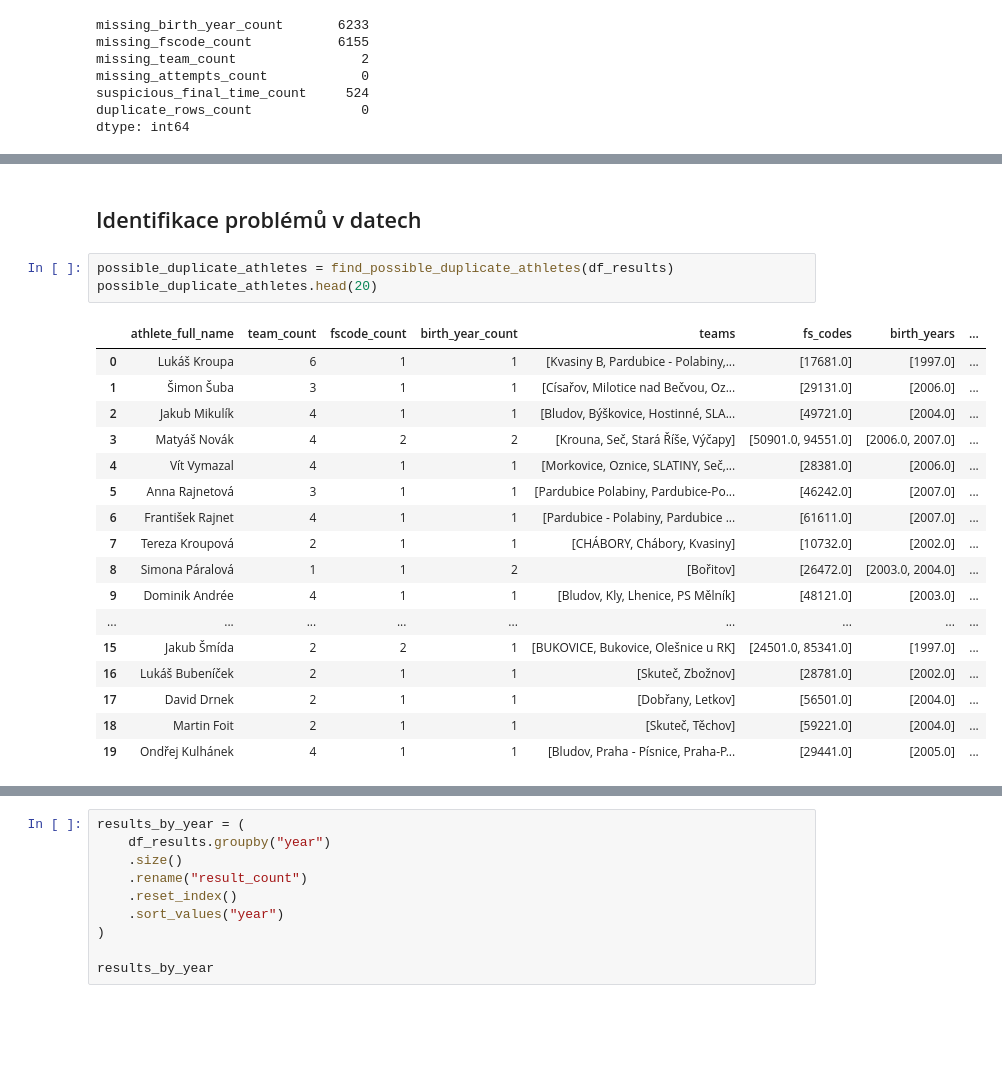
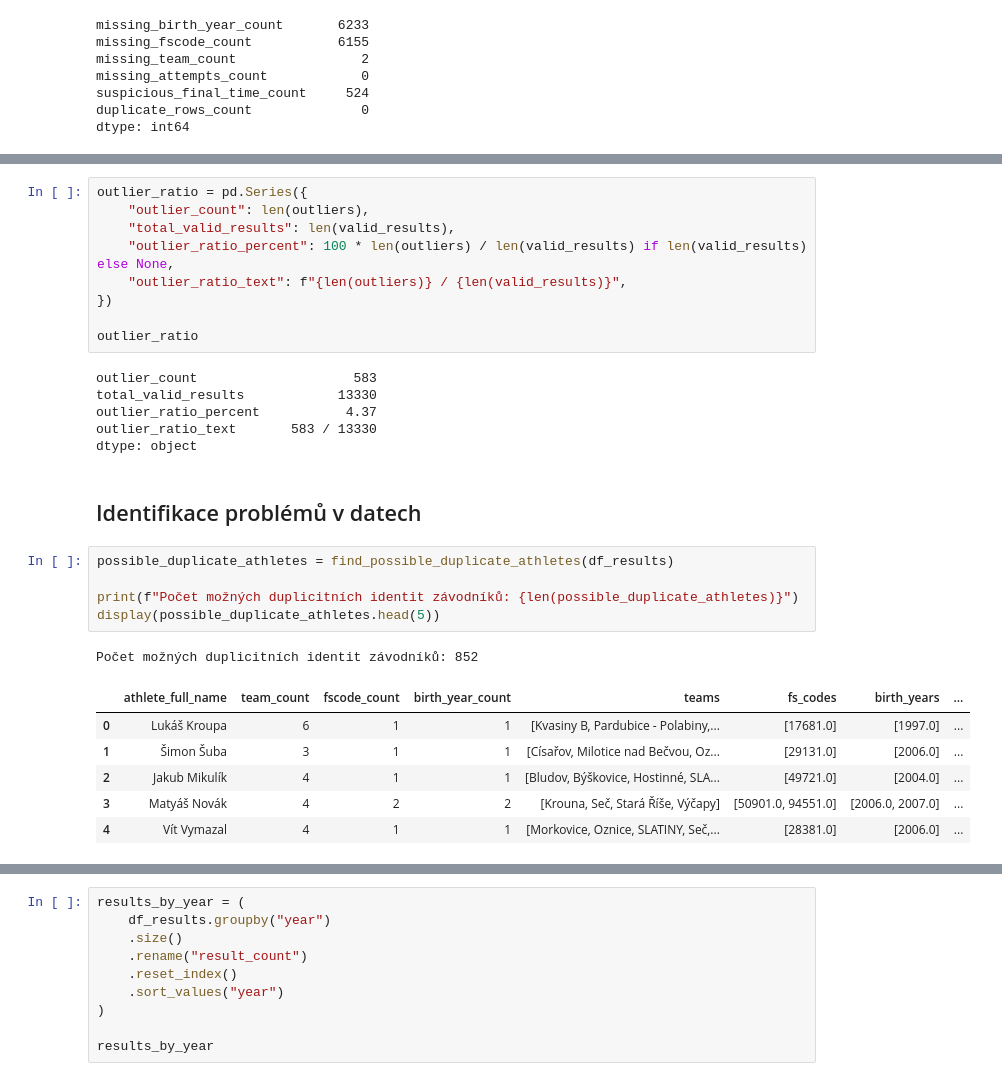
Before and after one commit to adelaleppeltova/firesport-app, a Jupyter notebook: docs/notebooks/eda.ipynb, the cells around one changed output, grey strips where cells are left out. Cells and saved outputs as stored; diff of their text form; blank space fills up the shorter version.

```diff
--- a/docs/notebooks/eda.ipynb
+++ b/docs/notebooks/eda.ipynb
@@ -327,23 +375,30 @@ df_results[[
+# %%
+outlier_ratio = pd.Series({
+    "outlier_count": len(outliers),
+    "total_valid_results": len(valid_results),
+    "outlier_ratio_percent": 100 * len(outliers) / len(valid_results) if len(valid_results) else None,
+    "outlier_ratio_text": f"{len(outliers)} / {len(valid_results)}",
+})
+
+outlier_ratio
+# %% [output]
+outlier_count                    583
+total_valid_results            13330
+outlier_ratio_percent           4.37
+outlier_ratio_text       583 / 13330
+dtype: object
 # %% [markdown]
 ## Identifikace problémů v datech
 # %%
 possible_duplicate_athletes = find_possible_duplicate_athletes(df_results)
-possible_duplicate_athletes.head(20)
+
+print(f"Počet možných duplicitních identit závodníků: {len(possible_duplicate_athletes)}")
+display(possible_duplicate_athletes.head(5))
 # %% [output]
+Počet možných duplicitních identit závodníků: 852
 |  | athlete_full_name | team_count | fscode_count | birth_year_count | teams | fs_codes | birth_years | ... |
 | 0 | Lukáš Kroupa | 6 | 1 | 1 | [Kvasiny B, Pardubice - Polabiny,... | [17681.0] | [1997.0] | ... |
 | 1 | Šimon Šuba | 3 | 1 | 1 | [Císařov, Milotice nad Bečvou, Oz... | [29131.0] | [2006.0] | ... |
 | 2 | Jakub Mikulík | 4 | 1 | 1 | [Bludov, Býškovice, Hostinné, SLA... | [49721.0] | [2004.0] | ... |
 | 3 | Matyáš Novák | 4 | 2 | 2 | [Krouna, Seč, Stará Říše, Výčapy] | [50901.0, 94551.0] | [2006.0, 2007.0] | ... |
 | 4 | Vít Vymazal | 4 | 1 | 1 | [Morkovice, Oznice, SLATINY, Seč,... | [28381.0] | [2006.0] | ... |
-| 5 | Anna Rajnetová | 3 | 1 | 1 | [Pardubice Polabiny, Pardubice-Po... | [46242.0] | [2007.0] | ... |
-| 6 | František Rajnet | 4 | 1 | 1 | [Pardubice - Polabiny, Pardubice ... | [61611.0] | [2007.0] | ... |
-| 7 | Tereza Kroupová | 2 | 1 | 1 | [CHÁBORY, Chábory, Kvasiny] | [10732.0] | [2002.0] | ... |
-| 8 | Simona Páralová | 1 | 1 | 2 | [Bořitov] | [26472.0] | [2003.0, 2004.0] | ... |
-| 9 | Dominik Andrée | 4 | 1 | 1 | [Bludov, Kly, Lhenice, PS Mělník] | [48121.0] | [2003.0] | ... |
-| ... | ... | ... | ... | ... | ... | ... | ... | ... |
-| 15 | Jakub Šmída | 2 | 2 | 1 | [BUKOVICE, Bukovice, Olešnice u RK] | [24501.0, 85341.0] | [1997.0] | ... |
-| 16 | Lukáš Bubeníček | 2 | 1 | 1 | [Skuteč, Zbožnov] | [28781.0] | [2002.0] | ... |
-| 17 | David Drnek | 2 | 1 | 1 | [Dobřany, Letkov] | [56501.0] | [2004.0] | ... |
-| 18 | Martin Foit | 2 | 1 | 1 | [Skuteč, Těchov] | [59221.0] | [2004.0] | ... |
-| 19 | Ondřej Kulhánek | 4 | 1 | 1 | [Bludov, Praha - Písnice, Praha-P... | [29441.0] | [2005.0] | ... |
```
Also changed, not shown: parts of 45 cells of this notebook, 12 other files.
